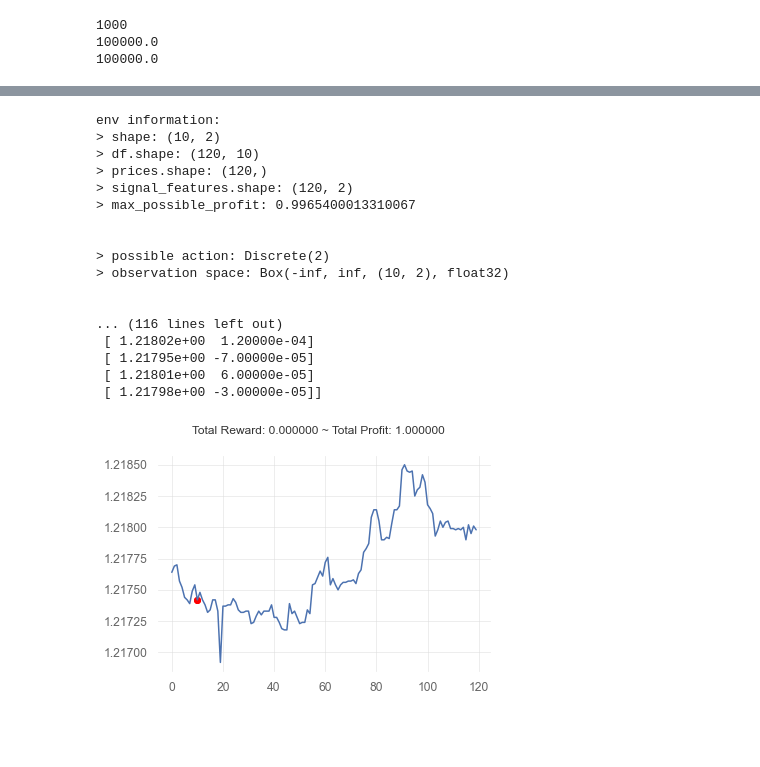
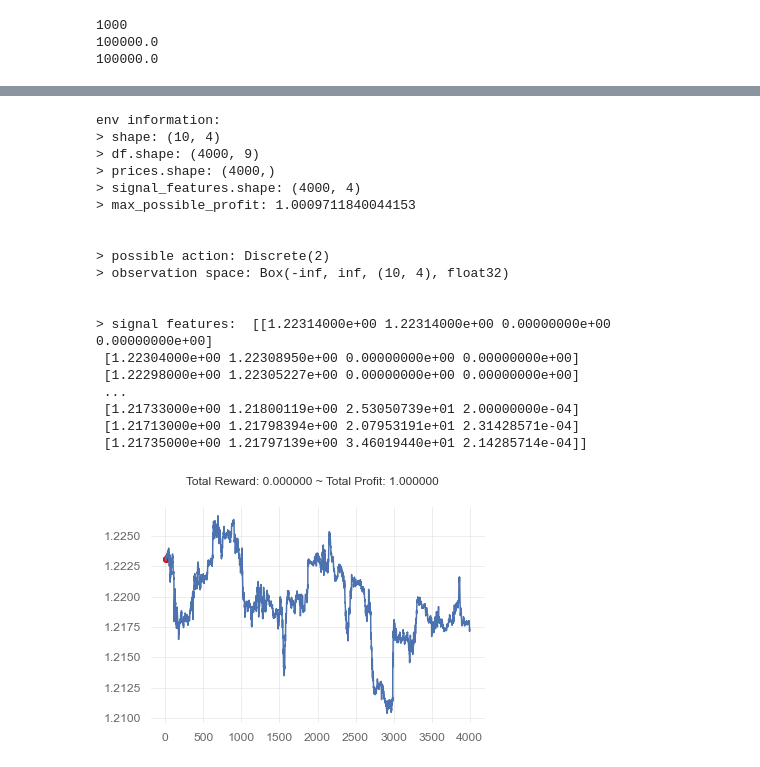
Before and after one commit to dhupee/MetaNgepet, a Jupyter notebook: MetaNgepet-Train.ipynb, the cells around one changed output, grey strips where cells are left out. Drawn from its saved outputs; the diff is of its cells as text; code cells hidden in the pictures; blank space fills up the shorter version.

```diff
--- a/MetaNgepet-Train.ipynb
+++ b/MetaNgepet-Train.ipynb
@@ -175,10 +182,13 @@ df = pd.read_csv('./Datasets/{}.csv'.format(Symbol))
 # turn time coloumn into datetime
 df['time'] = pd.to_datetime(df['time'])
 
+del df['real_volume']
+
 # make indicator coloumns to the dataframe
-df['EMA'] = TA.EMA(df, 100, 'close')
-df['RSI'] = TA.RSI(df, 14)
+df['EMA'] = TA.EMA(df, 100, 'open')
+df['RSI'] = TA.RSI(df, 14, 'open')
 df['ATR'] = TA.ATR(df, 14)
+df.fillna(0, inplace=True)
 
 #  rename coloumn's name
 df = df.rename(columns={
@@ -189,7 +199,6 @@ df = df.rename(columns={
     "close":"Close",
     "tick_volume":"Tick_volume",
     "spread":"Spread",
-    "real_volume":"Real_volume"
 })
 
 df.set_index('Date', inplace=True)
@@ -212,49 +221,62 @@ df
+# %%
+def add_signals(env):
+    start = env.frame_bound[0] - env.window_size
+    end = env.frame_bound[1]
+    prices = env.df.loc[:, 'Open'].to_numpy()[start:end]
+    signal_features = env.df.loc[:, ['Open', 'EMA', 'RSI', 'ATR']].to_numpy()[start:end]
+    return prices, signal_features
+
+class MyCustomEnv(ForexEnv):
+    _process_data = add_signals
 # %%
 window_size = 10
-env = gym.make('forex-v0',
-               df = df,
-               window_size = window_size,
-               frame_bound = (window_size, len(df)), #Max 6225 Rows of data
+start_index = window_size
+end_index = len(df)
+env = MyCustomEnv(df = df,
+               window_size = start_index,
+               frame_bound = (start_index, end_index), #Max 6225 Rows of data
                unit_side = 'right')
 
 seed = 42
 env.seed(seed)
 eps = np.finfo(np.float32).eps.item()
 
 print()
 print("env information:")
 print("> shape:", env.shape)
 print("> df.shape:", env.df.shape)
 print("> prices.shape:", env.prices.shape)
 print("> signal_features.shape:", env.signal_features.shape)
 print("> max_possible_profit:", env.max_possible_profit())
 print("\n")
 print("> possible action:", env.action_space)
 print("> observation space:", env.observation_space)
 print("\n")
 print("> signal features: ", env.signal_features)
 
 env.reset() # Uncomment if you need it.
 env.render()
 # %% [output]
 env information:
-> shape: (10, 2)
-> df.shape: (120, 10)
-> prices.shape: (120,)
-> signal_features.shape: (120, 2)
-> max_possible_profit: 0.9965400013310067
+> shape: (10, 4)
+> df.shape: (4000, 9)
+> prices.shape: (4000,)
+> signal_features.shape: (4000, 4)
+> max_possible_profit: 1.0009711840044153
 
 
 > possible action: Discrete(2)
-> observation space: Box(-inf, inf, (10, 2), float32)
+> observation space: Box(-inf, inf, (10, 4), float32)
 
 
-... (116 lines left out)
- [ 1.21802e+00  1.20000e-04]
- [ 1.21795e+00 -7.00000e-05]
- [ 1.21801e+00  6.00000e-05]
- [ 1.21798e+00 -3.00000e-05]]
+> signal features:  [[1.22314000e+00 1.22314000e+00 0.00000000e+00 0.00000000e+00]
+ [1.22304000e+00 1.22308950e+00 0.00000000e+00 0.00000000e+00]
+ [1.22298000e+00 1.22305227e+00 0.00000000e+00 0.00000000e+00]
+ ...
+ [1.21733000e+00 1.21800119e+00 2.53050739e+01 2.00000000e-04]
+ [1.21713000e+00 1.21798394e+00 2.07953191e+01 2.31428571e-04]
+ [1.21735000e+00 1.21797139e+00 3.46019440e+01 2.14285714e-04]]
-[figure, old version]
+[figure, new version]
 # %%
 print(env.df)
 print("\n")
```
Also changed, not shown: parts of 13 cells of this notebook, 5 other files.
